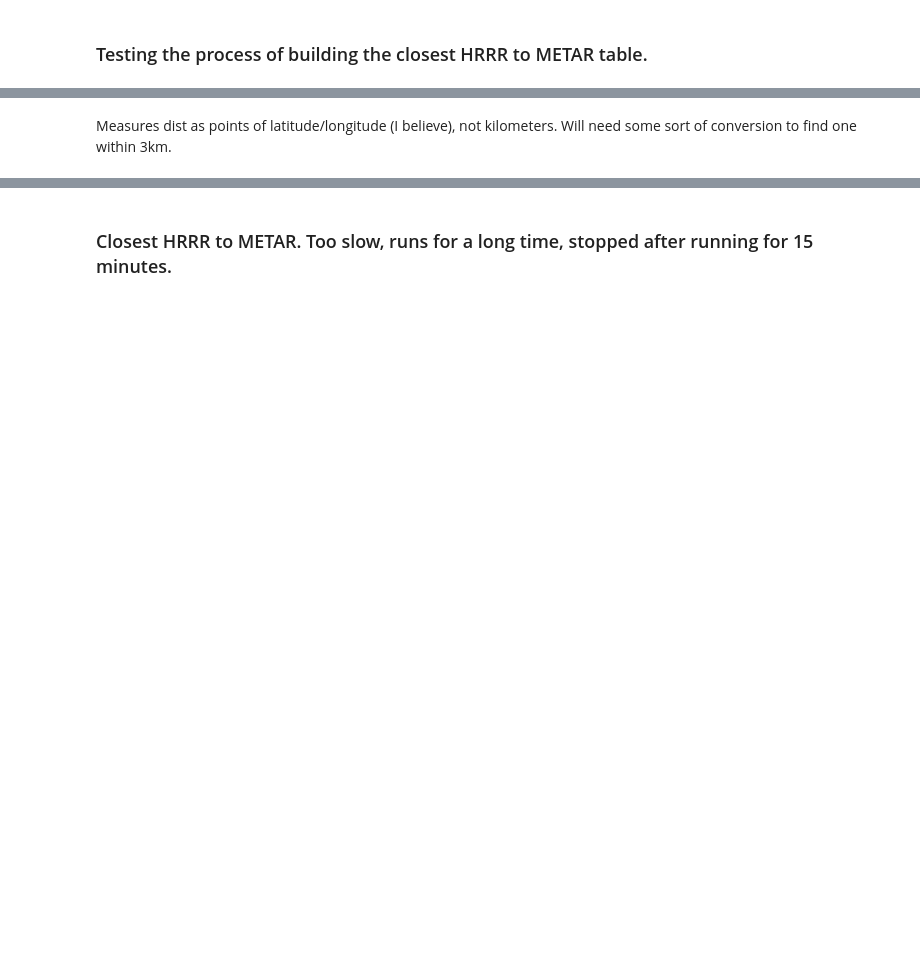
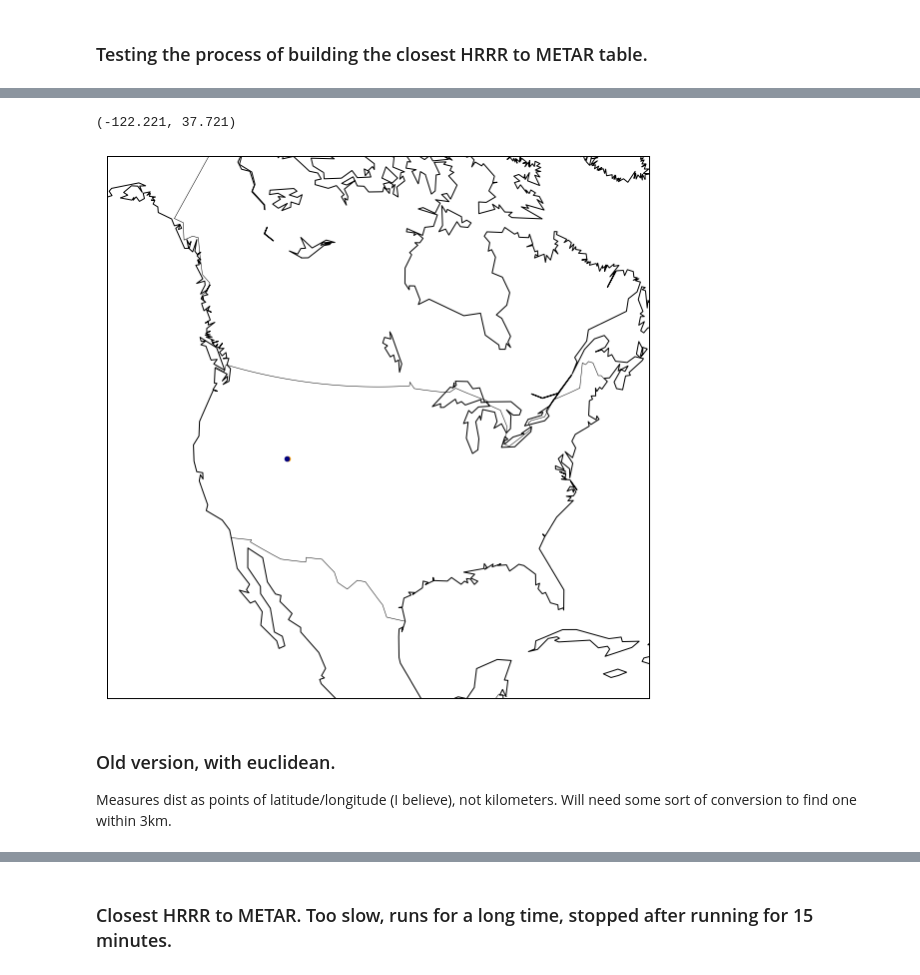
Before and after one commit to jesseturner/Wind-Gust-Predictions, a Jupyter notebook: HRRR_Performance_Evaluation.ipynb, the cells around one changed output, grey strips where cells are left out. Drawn from its saved outputs; the diff is of its cells as text; code cells hidden in the pictures; blank space fills up the shorter version.

Commit message:
Using scipy distance instead of calculating Euclidean for each point pair option.

```diff
--- a/HRRR_Performance_Evaluation.ipynb
+++ b/HRRR_Performance_Evaluation.ipynb
@@ -82,0 +124,17 @@ plt.ylim(0,1000000)
+# %%
+def closest_node(metar, hrrrs):
+    closest_index = distance.cdist([metar], hrrrs).argmin()
+    return hrrrs[closest_index]
+
+a = (hrrr_arr[:, 1:3])
+lookup_dict = {}
+
+for i in range(50,60):
+    some_pt = (round(met_arr[i, 1],3), round(met_arr[i, 2],3))
+    hrrr_point = closest_node(some_pt, a)
+    lookup_dict[i] = {
+        "metar": some_pt,
+        "hrrr": (round(hrrr_point[0],3), round(hrrr_point[1],3))
+    }
+
+lookup_dict
@@ -83,4 +152,27 @@ plt.ylim(0,1000000)
+# %%
+lookup_dict[50]['hrrr'][0], lookup_dict[50]['hrrr'][1]
+# %% [output]
+(-122.221, 37.721)
+# %%
+fig = plt.figure(figsize=(10, 10))
+m = Basemap(projection='lcc', resolution='c',
+            width=6E6, height=6E6,
+            lat_0=45, lon_0=-100, )
+m.drawcoastlines()
+m.drawmapboundary()
+m.drawcountries()
+parallels = np.arange(0., 81, 10.)
+meridians = np.arange(10., 351., 20.)
+
+m.scatter(lookup_dict[53]['metar'][0], lookup_dict[53]['metar'][1], latlon=True, c='Orange', s=20)
+m.scatter(lookup_dict[53]['hrrr'][0], lookup_dict[53]['hrrr'][1], latlon=True, c='Navy', s=20)
+
+plt.show()
+# %% [output]
+[figure, added]
 # %% [markdown]
+### Old version, with euclidean.
+
 Measures dist as points of latitude/longitude (I believe), not kilometers. Will need some sort of conversion to find one within 3km.
 # %%
 lookup_dict = {}
```
Also changed, not shown: parts of 14 cells of this notebook.
